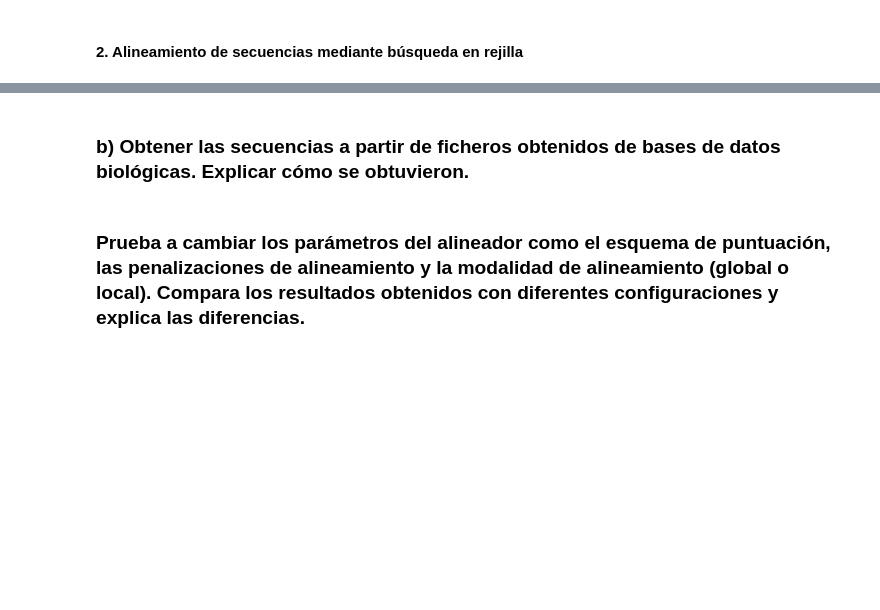
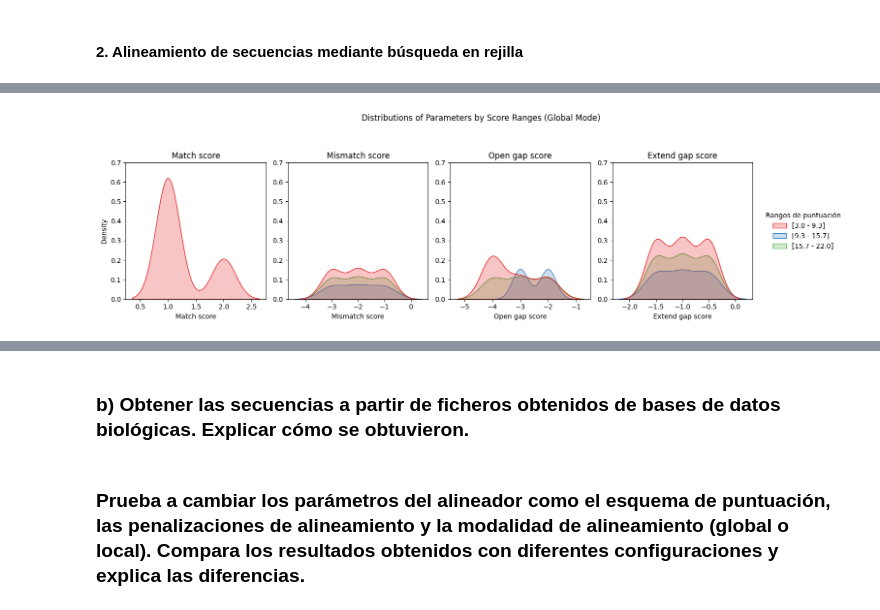
Before and after one commit to deepamino/pr2, a Jupyter notebook: Ejercicio.ipynb, the cells around one changed output, grey strips where cells are left out. Cells and saved outputs as stored; diff of their text form; code cells hidden in the pictures; blank space fills up the shorter version.

```diff
--- a/Ejercicio.ipynb
+++ b/Ejercicio.ipynb
@@ -85,0 +120,60 @@ Name: 54, dtype: object
+# %%
+warnings.filterwarnings("ignore")
+local_results = results_df[results_df["mode"] == "local"]
+
+bins, bin_edges = pd.cut(
+    local_results["score"],
+    bins=3,
+    retbins=True
+)
+
+range_labels = [f"[{bin_edges[i]:.1f} - {bin_edges[i + 1]:.1f}]" for i in range(len(bin_edges) - 1)]
+local_results["score_group"] = pd.cut(
+    local_results["score"],
+    bins=bin_edges,
+    labels=range_labels
+)
+# %%
+fig, axes = plt.subplots(1, len(local_results[["match_score", "mismatch_score", "open_gap_score", "extend_gap_score"]].columns), figsize=(16, 4))
+handles, labels = None, None
+
+for i, var in enumerate(["match_score", "mismatch_score", "open_gap_score", "extend_gap_score"]):
+    kde = sns.kdeplot(
+        data=local_results,
+        x=var,
+        hue="score_group",
+        fill=True,
+        palette="Set1",
+        ax=axes[i]
+    )
+    axes[i].set_title(var.capitalize().replace("_", " "))
+    axes[i].set_xlabel(var.capitalize().replace("_", " "))
+    axes[i].set_ylim(0, 0.7)
+
+    if i == 0:
+        axes[i].set_ylabel("Density")
+    else:
+        axes[i].set_ylabel("")
+
+    if handles is None and kde.legend_:
+        handles, labels = kde.get_legend().get_patches(), kde.get_legend().get_texts()
+
+    if i < len(axes) - 1 and kde.legend_:
+        kde.legend_.remove()
+
+if handles and labels:
+    axes[-1].legend(
+        handles=handles,
+        labels=[label.get_text() for label in labels],
+        title="Rangos de puntuación",
+        bbox_to_anchor=(1.05, 0.5),
+        loc="center left",
+        frameon=False
+    )
+
+plt.tight_layout()
+plt.suptitle("Distributions of Parameters by Score Ranges (Global Mode)", y=1.1)
+plt.subplots_adjust(top=0.85, right=0.85)
+plt.show()
+# %% [output]
+[figure, added]
```
Also changed, not shown: parts of 16 cells of this notebook.
